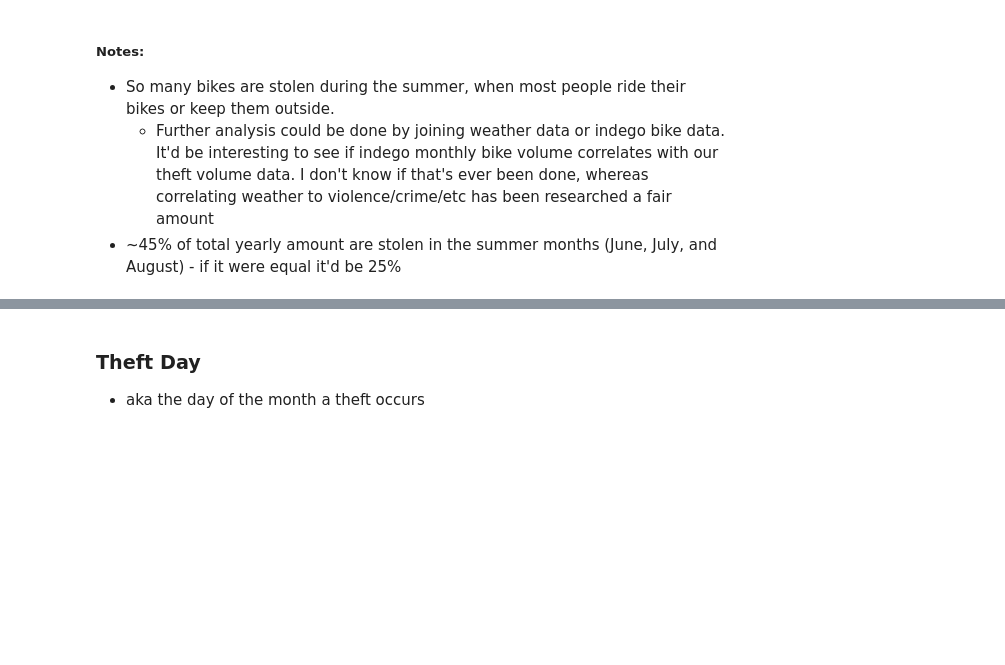
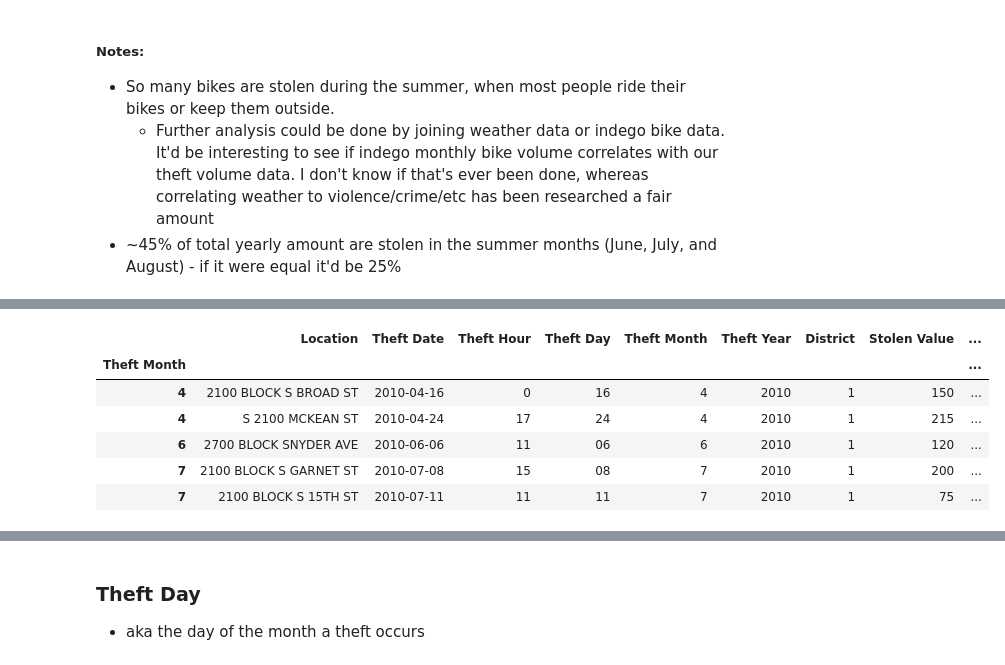
Before and after one commit to WilliamLynch/data-analysis, a Jupyter notebook: bike theft/Philadelphia Bike Theft - Analysis.ipynb, the cells around one changed output, grey strips where cells are left out. Cells and saved outputs as stored; diff of their text form; code cells hidden in the pictures; blank space fills up the shorter version.

```diff
--- a/bike theft/Philadelphia Bike Theft - Analysis.ipynb
+++ b/bike theft/Philadelphia Bike Theft - Analysis.ipynb
@@ -291,0 +323,13 @@ thefts_monthly.describe()
+# %%
+time_df.head()
+# time_df['Theft Month'].dtype()
+# time_df['Total Thefts in Month'].value_counts()
+# time_df['Theft Month'].value_counts()
+# %% [output]
+|  | Location | Theft Date | Theft Hour | Theft Day | Theft Month | Theft Year | District | Stolen Value | ... |
+| Theft Month |  |  |  |  |  |  |  |  | ... |
+| 4 | 2100 BLOCK S BROAD ST | 2010-04-16 | 0 | 16 | 4 | 2010 | 1 | 150 | ... |
+| 4 | S 2100 MCKEAN ST | 2010-04-24 | 17 | 24 | 4 | 2010 | 1 | 215 | ... |
+| 6 | 2700 BLOCK SNYDER AVE | 2010-06-06 | 11 | 06 | 6 | 2010 | 1 | 120 | ... |
+| 7 | 2100 BLOCK S GARNET ST | 2010-07-08 | 15 | 08 | 7 | 2010 | 1 | 200 | ... |
+| 7 | 2100 BLOCK S 15TH ST | 2010-07-11 | 11 | 11 | 7 | 2010 | 1 | 75 | ... |
```
Also changed, not shown: parts of 37 cells of this notebook, 7 other files.
